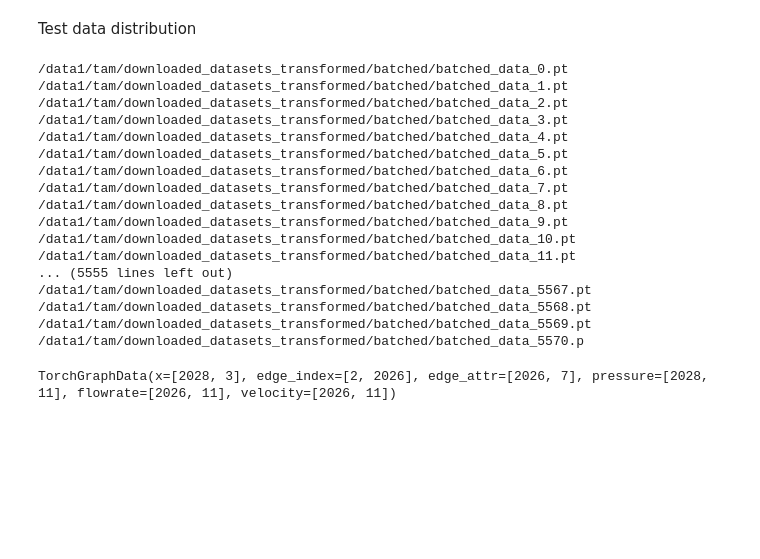
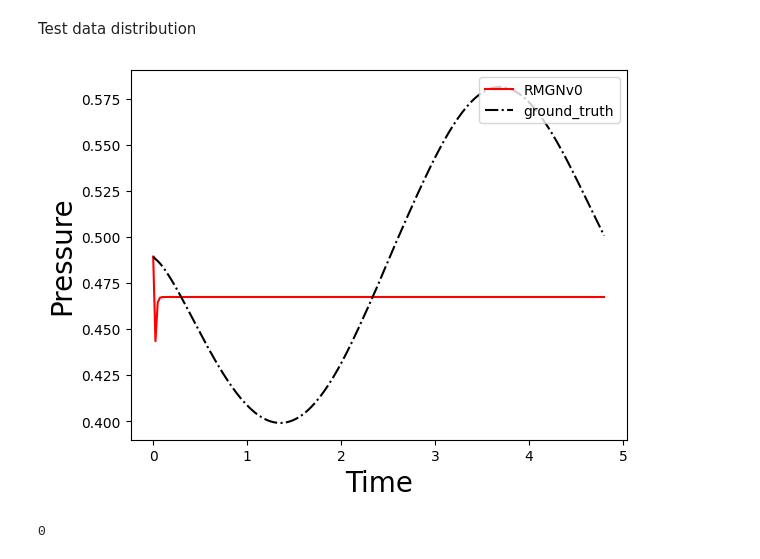
Before and after one commit to tamtran22/graph_batching, a Jupyter notebook: comparison.ipynb, the cells around one changed output. Saved outputs shown, nothing was run; the diff lists cells and outputs as text; code cells hidden in the pictures; blank space fills up the shorter version.

```diff
--- a/comparison.ipynb
+++ b/comparison.ipynb
@@ -67,40 +3,17 @@ _dataset = OneDDatasetLoader(
-# %%
-batched_dataset = _dataset.batching(batch_size=2000, batch_n_times=10, recursive=True,
-                                    sub_dir='/batched/')
-# batched_dataset = OneDDatasetLoader(
-#     root_dir='/data1/tam/downloaded_datasets_transformed',
-#     sub_dir='/batched/'
-# )
-# %% [output]
-/data1/tam/downloaded_datasets_transformed/batched/batched_data_0.pt
-/data1/tam/downloaded_datasets_transformed/batched/batched_data_1.pt
-/data1/tam/downloaded_datasets_transformed/batched/batched_data_2.pt
-/data1/tam/downloaded_datasets_transformed/batched/batched_data_3.pt
-/data1/tam/downloaded_datasets_transformed/batched/batched_data_4.pt
-/data1/tam/downloaded_datasets_transformed/batched/batched_data_5.pt
-/data1/tam/downloaded_datasets_transformed/batched/batched_data_6.pt
-/data1/tam/downloaded_datasets_transformed/batched/batched_data_7.pt
-/data1/tam/downloaded_datasets_transformed/batched/batched_data_8.pt
-/data1/tam/downloaded_datasets_transformed/batched/batched_data_9.pt
-/data1/tam/downloaded_datasets_transformed/batched/batched_data_10.pt
-/data1/tam/downloaded_datasets_transformed/batched/batched_data_11.pt
-... (5555 lines left out)
-/data1/tam/downloaded_datasets_transformed/batched/batched_data_5567.pt
-/data1/tam/downloaded_datasets_transformed/batched/batched_data_5568.pt
-/data1/tam/downloaded_datasets_transformed/batched/batched_data_5569.pt
-/data1/tam/downloaded_datasets_transformed/batched/batched_data_5570.p
-# %%
-batched_dataset[10000]
-# %% [output]
-TorchGraphData(x=[2028, 3], edge_index=[2, 2026], edge_attr=[2026, 7], pressure=[2028, 11], flowrate=[2026, 11], velocity=[2026, 11])
-# %%
-p_min = _dataset.min(var_name='pressure', axis=0).numpy()
-p_max = _dataset.max(var_name='pressure', axis=0).numpy()
-import matplotlib.pyplot as plt
-x = range(p_min.shape[0])
-plt.plot(x, p_min, c='red')
-plt.plot(x, p_max, c='blue')
-plt.show()
+# %%
+import numpy as np
+import torch
+from data.dataset import DatasetLoader, OneDDatasetLoader
+from data.data import TorchGraphData
+from preprocessing.normalize import *
+# from preprocessing.batching import get_batch_graphs
+import math
+from typing import List
+
+dataset = OneDDatasetLoader(
+    root_dir='/data1/tam/downloaded_datasets_transformed',
+    sub_dir='/normalized'
+)
 # %%
 import os
 import torch
@@ -172,44 +86,46 @@ def plot_comparison(models, data, index, var_name = 'Pressure'):
             with torch.no_grad():
                 _pressure = data.pressure[:,i-1].unsqueeze(1)
                 _velocity = data.velocity[:,i-1].unsqueeze(1)
-                _flowrate_bc = data.flowrate_bc[:,i].unsqueeze(1)
-                if count == 0:
-                    x = torch.cat([_pressure], dim=1).to(args.device)
-                elif count == 1:
-                    x = torch.cat([_x, _pressure], dim=1).to(args.device)
+                # if count == 0:
+                #     x = torch.cat([_pressure], dim=1).to(args.device)
+                # elif count == 1:
+                x = torch.cat([_x, _pressure], dim=1).to(args.device)
 
-                edge_attr = torch.cat([_edge_attr, _velocity, _flowrate_bc], dim=1).to(args.device)
+                edge_attr = torch.cat([_edge_attr, _velocity], dim=1).to(args.device)
                 node_out, edge_out, hidden = model(x, edge_index, edge_attr, hidden)
                 hidden = hidden.detach()
 
                 total_node_out.append(node_out.detach().cpu())
                 total_edge_out.append(edge_out.detach().cpu())
         total_node_out = torch.cat(total_node_out, dim=1)
         total_edge_out = torch.cat(total_edge_out, dim=1)
         if var_name == 'Pressure':
             y_preds.append(total_node_out[index].numpy())
         elif var_name == 'Velocity':
             y_preds.append(total_edge_out[index].numpy())
 
         count += 1
 
     color = ['red', 'green', 'blue', 'black']
     # plot
     if var_name == 'Pressure':
         y_true = data.pressure[index].numpy()
     elif var_name == 'Velocity':
         y_true = data.velocity[index].numpy()
     x = [i * 4.8 /200 for i in range(201)]
     for i in range(len(models)):
         plt.plot(x, y_preds[i], c=color[i], label='RMGNv'+str(i))
     plt.plot(x, y_true, c=color[-1], linestyle='dashdot', label='ground_truth')
     # plt.ylim([-50,50])
     plt.legend(loc='upper right')
     plt.ylabel(var_name, fontsize=20)
     plt.xlabel('Time', fontsize=20)
     plt.show()
 
     return total_loss
 
-mean, std = mean_std_dataset(_dataset, set_id=list(range(_dataset.len())))
-plot_comparison(models, normalize(_dataset[40], mean, std), index=20, var_name='Velocity')
+# mean, std = mean_std_dataset(_dataset, set_id=list(range(_dataset.len())))
+plot_comparison(models, dataset[40], index=50000, var_name='Pressure')
+# %% [output]
+[figure, added]
+0
```
Also changed, not shown: parts of 2 cells of this notebook, 12 other files.
